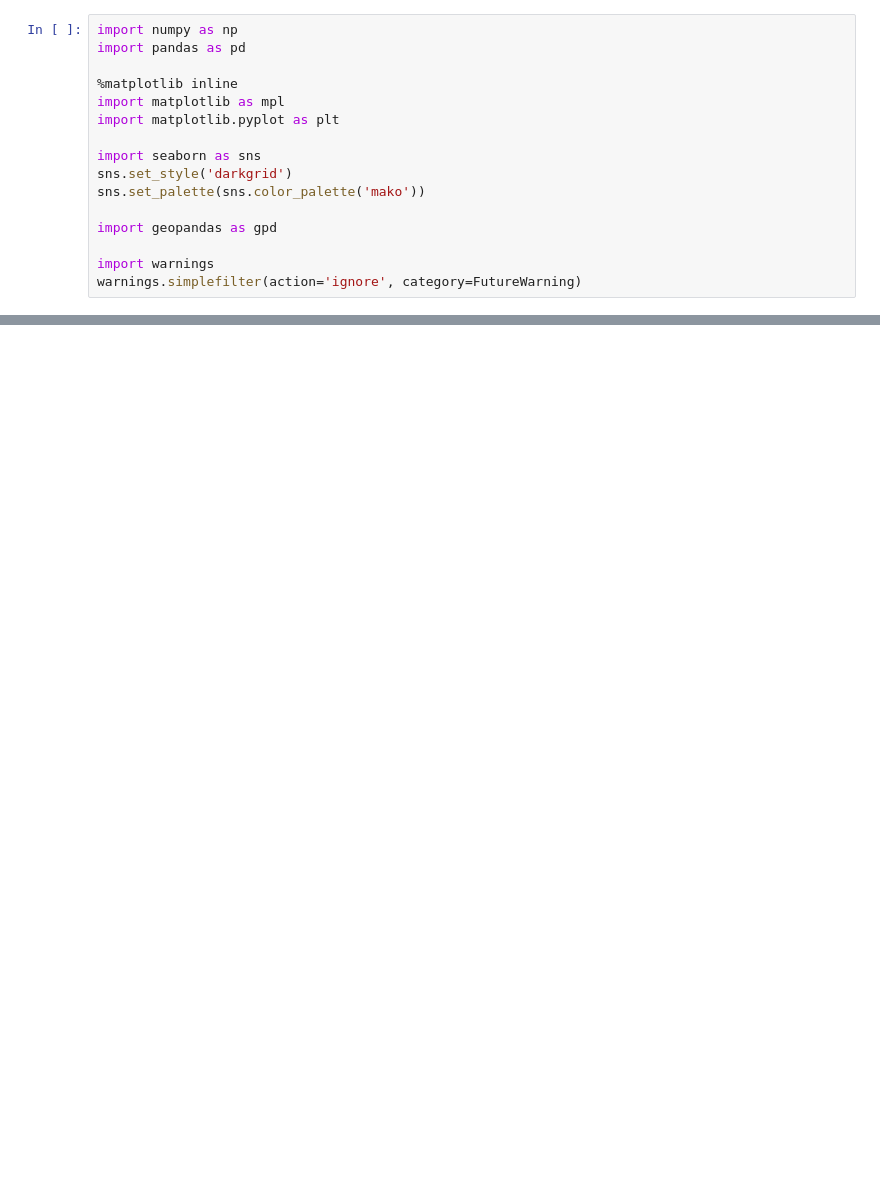
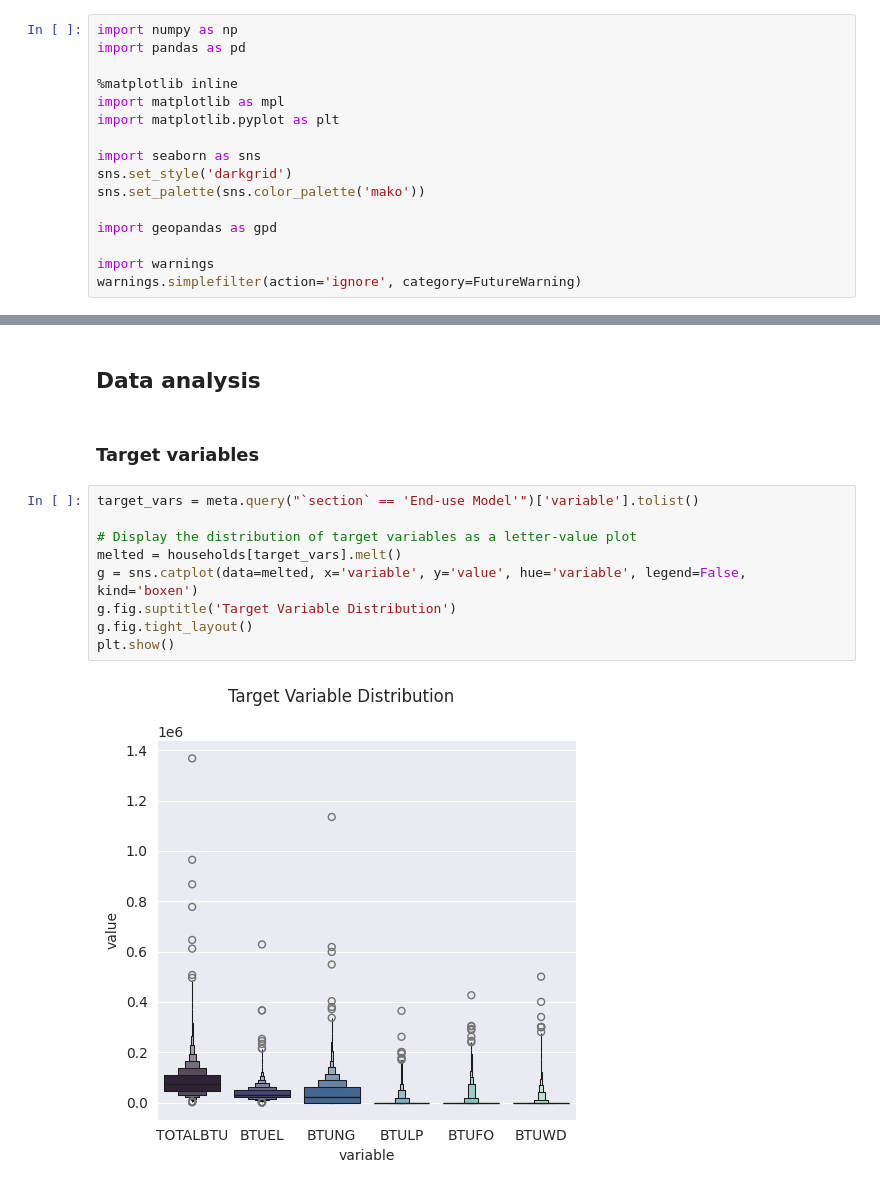
Before and after one commit to jon-codes/c964-model, a Jupyter notebook: exploratory.ipynb, the cells around one changed output, grey strips where cells are left out. Drawn from its saved outputs; the diff is of its cells as text; blank space fills up the shorter version.

```diff
--- a/exploratory.ipynb
+++ b/exploratory.ipynb
@@ -545,0 +66,15 @@ plt.show()
+# %% [markdown]
+## Data analysis
+# %% [markdown]
+### Target variables
+# %%
+target_vars = meta.query("`section` == 'End-use Model'")['variable'].tolist()
+
+# Display the distribution of target variables as a letter-value plot
+melted = households[target_vars].melt()
+g = sns.catplot(data=melted, x='variable', y='value', hue='variable', legend=False, kind='boxen')
+g.fig.suptitle('Target Variable Distribution')
+g.fig.tight_layout()
+plt.show()
+# %% [output]
+[figure, added]
```
Also changed, not shown: parts of 82 cells of this notebook.
